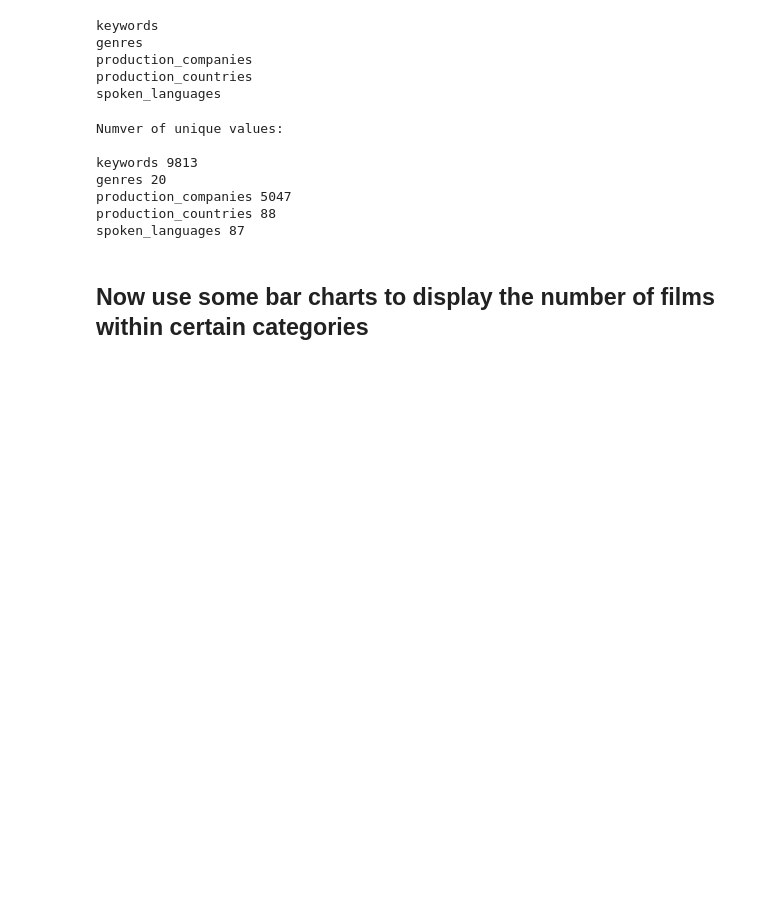
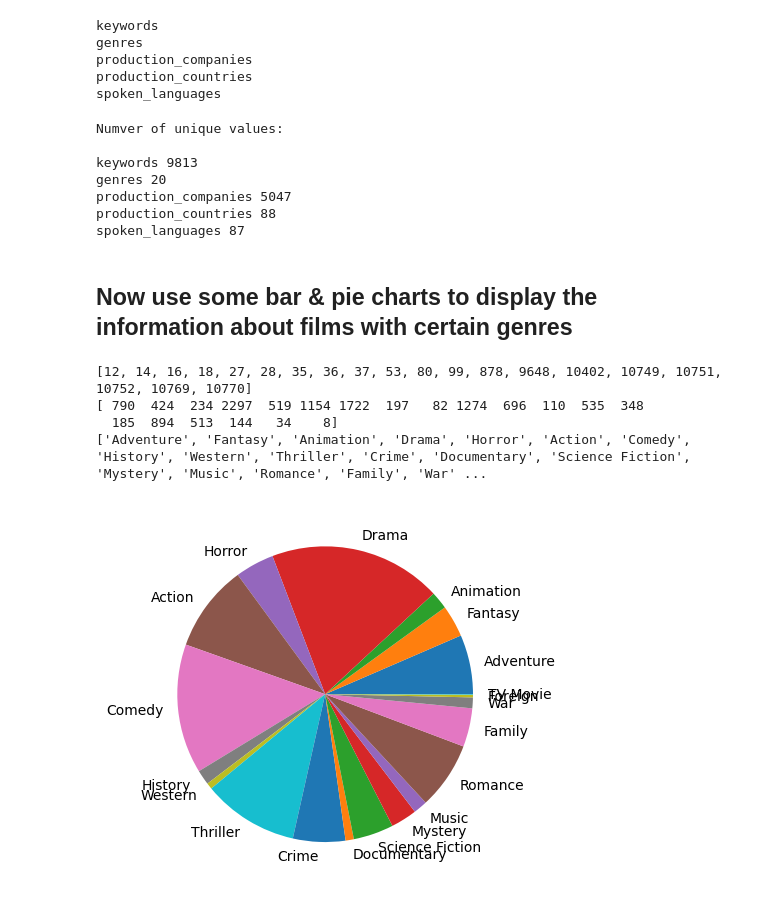
Before and after one commit to haydentbs/MovieDataEDA, a Jupyter notebook: eda.ipynb, the cells around one changed output. Saved outputs shown, nothing was run; the diff lists cells and outputs as text; code cells hidden in the pictures; blank space fills up the shorter version.

```diff
--- a/eda.ipynb
+++ b/eda.ipynb
@@ -266,4 +269,27 @@ production_companies 5047
 production_countries 88
 spoken_languages 87
 # %% [markdown]
-## Now use some bar charts to display the number of films within certain categories
+## Now use some bar & pie charts to display the information about films with certain genres
+# %%
+def name_from_key(x, column):
+    return key_df[column][x]
+# %%
+df_genre = df.explode('genres_ids')
+group_genre_df = df_genre.groupby('genres_ids')['genres_ids'].count()
+print(list(group_genre_df.keys()))
+print(group_genre_df.values)
+
+array = list(group_genre_df.keys())
+x = [name_from_key(x, 'genres') for x in array]
+
+print(x)
+
+
+plt.pie(group_genre_df.values, labels=x)
+plt.show()
+# %% [output]
+[12, 14, 16, 18, 27, 28, 35, 36, 37, 53, 80, 99, 878, 9648, 10402, 10749, 10751, 10752, 10769, 10770]
+[ 790  424  234 2297  519 1154 1722  197   82 1274  696  110  535  348
+  185  894  513  144   34    8]
+['Adventure', 'Fantasy', 'Animation', 'Drama', 'Horror', 'Action', 'Comedy', 'History', 'Western', 'Thriller', 'Crime', 'Documentary', 'Science Fiction', 'Mystery', 'Music', 'Romance', 'Family', 'War' ...
+[figure, added]
```
Also changed, not shown: parts of 2 cells of this notebook.
